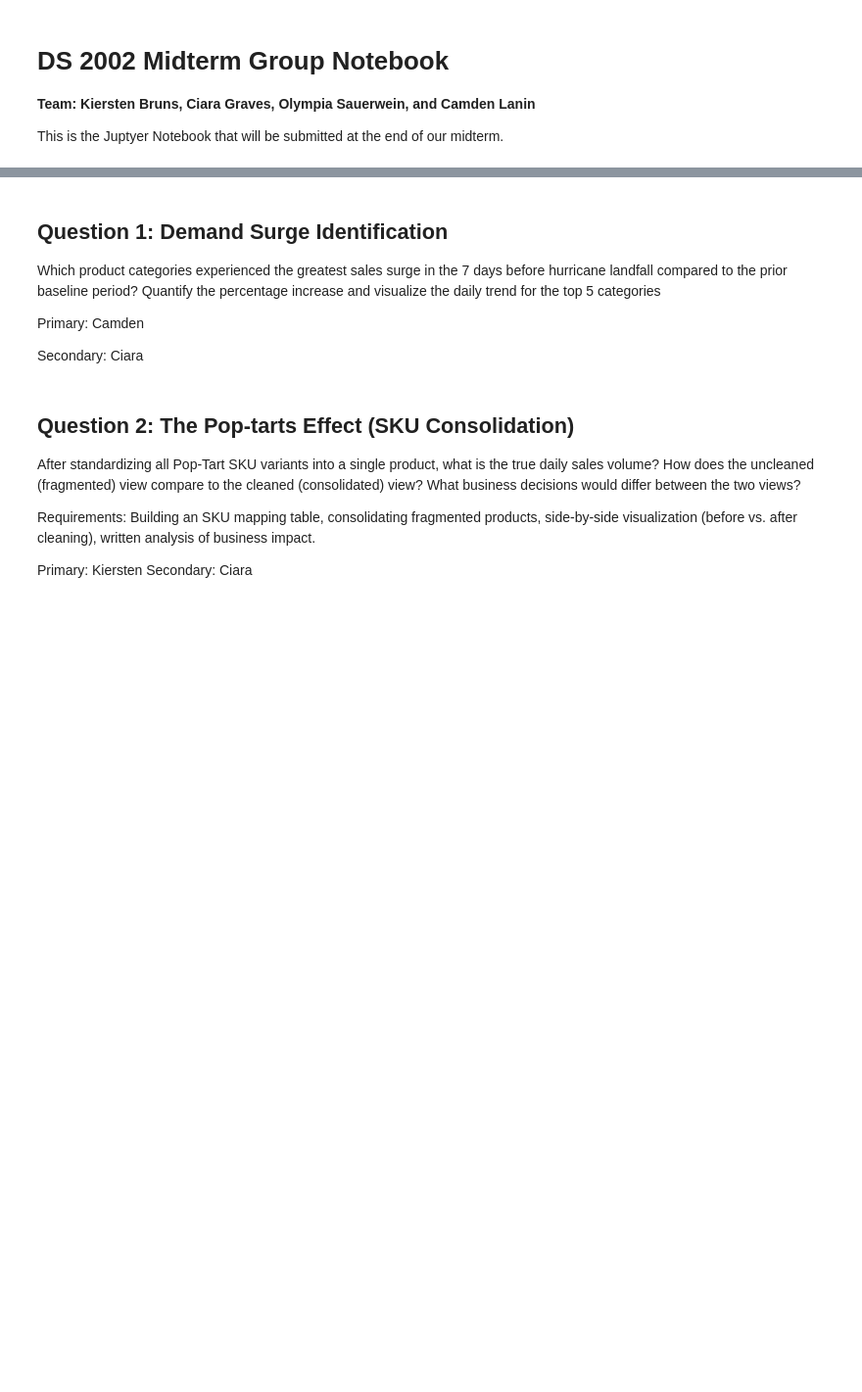
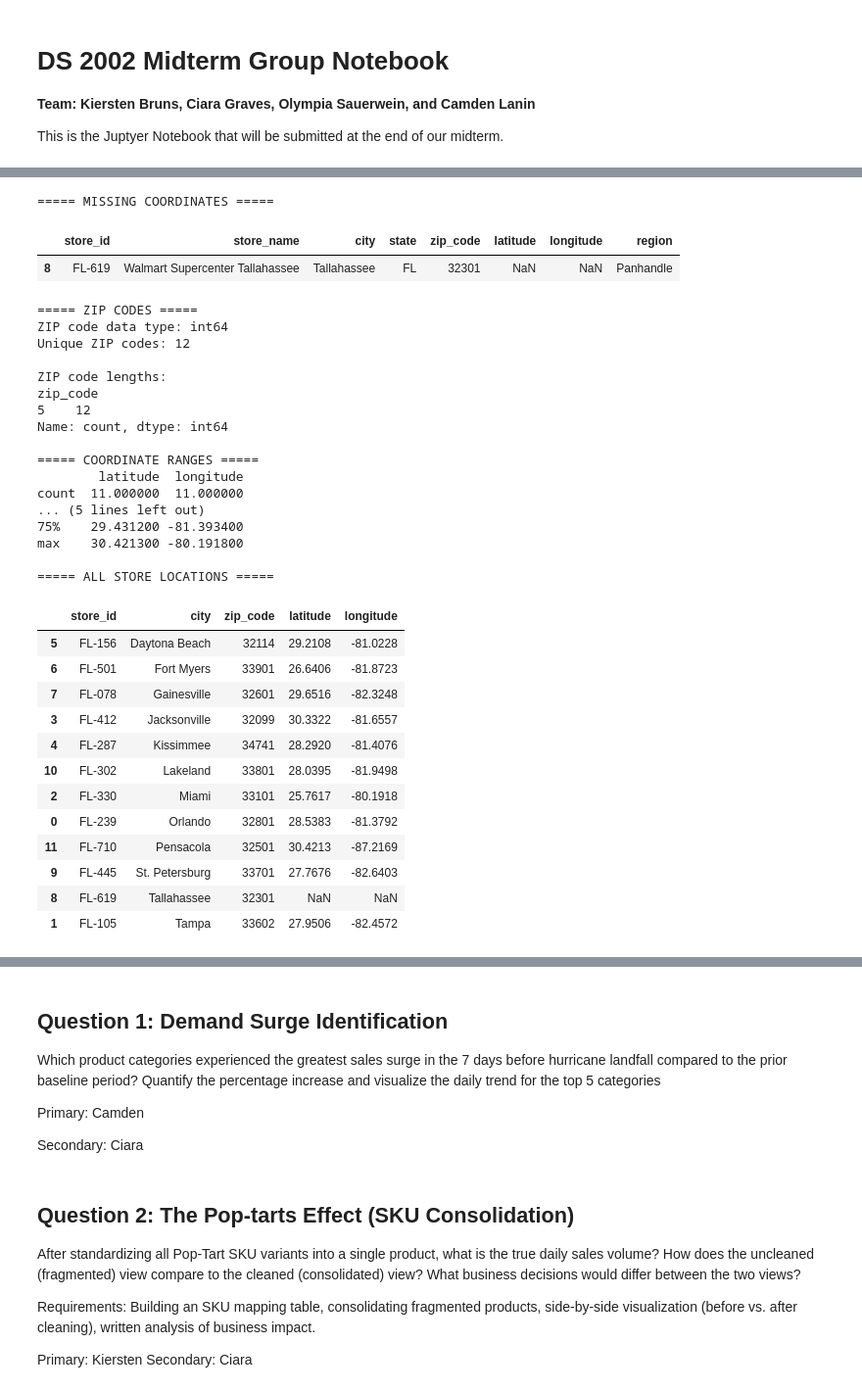
Before and after one commit to ciara-graves/walmart-hurricane-project, a Jupyter notebook: notebooks/DS2002_MidtermTeam_notebook.ipynb, the cells around one changed output, grey strips where cells are left out. Shown at 98% size. Drawn from its saved outputs; the diff is of its cells as text; code cells hidden in the pictures; blank space fills up the shorter version.

```diff
--- a/notebooks/DS2002_MidtermTeam_notebook.ipynb
+++ b/notebooks/DS2002_MidtermTeam_notebook.ipynb
@@ -6,0 +896,18 @@ This is the Juptyer Notebook that will be submitted at the end of our midterm.
+# %%
+def clean_zip_codes(df):
+    cleaned = df.copy()
+    before = len(cleaned)
+
+    # Convert ZIP codes to five-character strings
+    cleaned['zip_code'] = (
+        cleaned['zip_code']
+        .astype('string')
+        .str.zfill(5)
+    )
+
+    print("Rows before:", before)
+    print("Rows after:", len(cleaned))
+    print("Rows removed:", before - len(cleaned))
+    print("ZIP code data type:", cleaned['zip_code'].dtype)
+
+    return cleaned
@@ -6,0 +1106,62 @@ This is the Juptyer Notebook that will be submitted at the end of our midterm.
+# %%
+def investigate_store_geography(df):
+    print("===== MISSING COORDINATES =====")
+
+    missing_coords = df[
+        df['latitude'].isna() |
+        df['longitude'].isna()
+    ]
+    display(missing_coords)
+
+    print("\n===== ZIP CODES =====")
+    print("ZIP code data type:", df['zip_code'].dtype)
+    print("Unique ZIP codes:", df['zip_code'].nunique())
+
+    print("\nZIP code lengths:")
+    print(df['zip_code'].astype(str).str.len().value_counts())
+
+    print("\n===== COORDINATE RANGES =====")
+    print(df[['latitude', 'longitude']].describe())
+
+    print("\n===== ALL STORE LOCATIONS =====")
+    display(
+        df[['store_id', 'city', 'zip_code',
+            'latitude', 'longitude']]
+        .sort_values('city')
+    )
+
+investigate_store_geography(store_locations_test)
+# %% [output]
+===== MISSING COORDINATES =====
+|  | store_id | store_name | city | state | zip_code | latitude | longitude | region |
+| 8 | FL-619 | Walmart Supercenter Tallahassee | Tallahassee | FL | 32301 | NaN | NaN | Panhandle |
+===== ZIP CODES =====
+ZIP code data type: int64
+Unique ZIP codes: 12
+
+ZIP code lengths:
+zip_code
+5    12
+Name: count, dtype: int64
+
+===== COORDINATE RANGES =====
+        latitude  longitude
+count  11.000000  11.000000
+... (5 lines left out)
+75%    29.431200 -81.393400
+max    30.421300 -80.191800
+
+===== ALL STORE LOCATIONS =====
+|  | store_id | city | zip_code | latitude | longitude |
+| 5 | FL-156 | Daytona Beach | 32114 | 29.2108 | -81.0228 |
+| 6 | FL-501 | Fort Myers | 33901 | 26.6406 | -81.8723 |
+| 7 | FL-078 | Gainesville | 32601 | 29.6516 | -82.3248 |
+| 3 | FL-412 | Jacksonville | 32099 | 30.3322 | -81.6557 |
+| 4 | FL-287 | Kissimmee | 34741 | 28.2920 | -81.4076 |
+| 10 | FL-302 | Lakeland | 33801 | 28.0395 | -81.9498 |
+| 2 | FL-330 | Miami | 33101 | 25.7617 | -80.1918 |
+| 0 | FL-239 | Orlando | 32801 | 28.5383 | -81.3792 |
+| 11 | FL-710 | Pensacola | 32501 | 30.4213 | -87.2169 |
+| 9 | FL-445 | St. Petersburg | 33701 | 27.7676 | -82.6403 |
+| 8 | FL-619 | Tallahassee | 32301 | NaN | NaN |
+| 1 | FL-105 | Tampa | 33602 | 27.9506 | -82.4572 |
```
Also changed, not shown: parts of 53 cells of this notebook.
